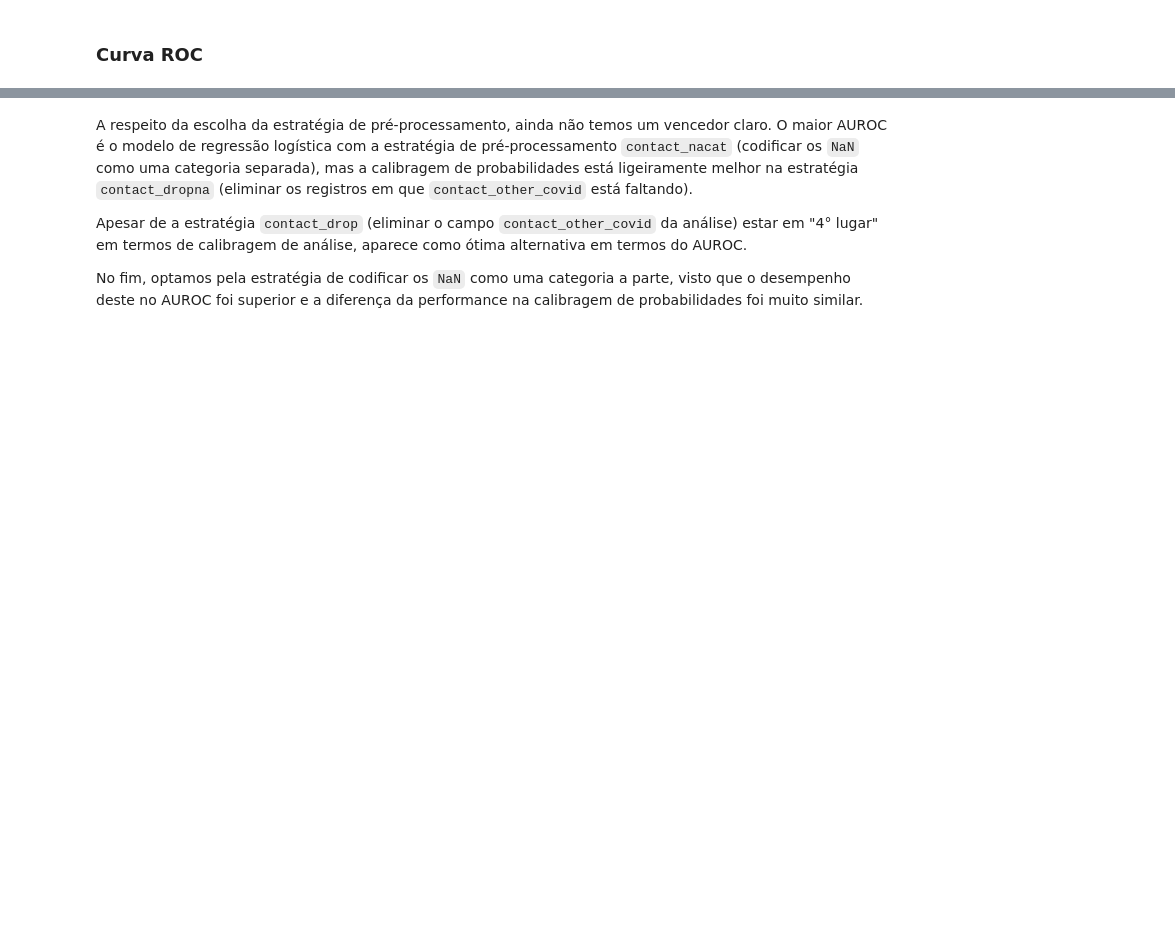
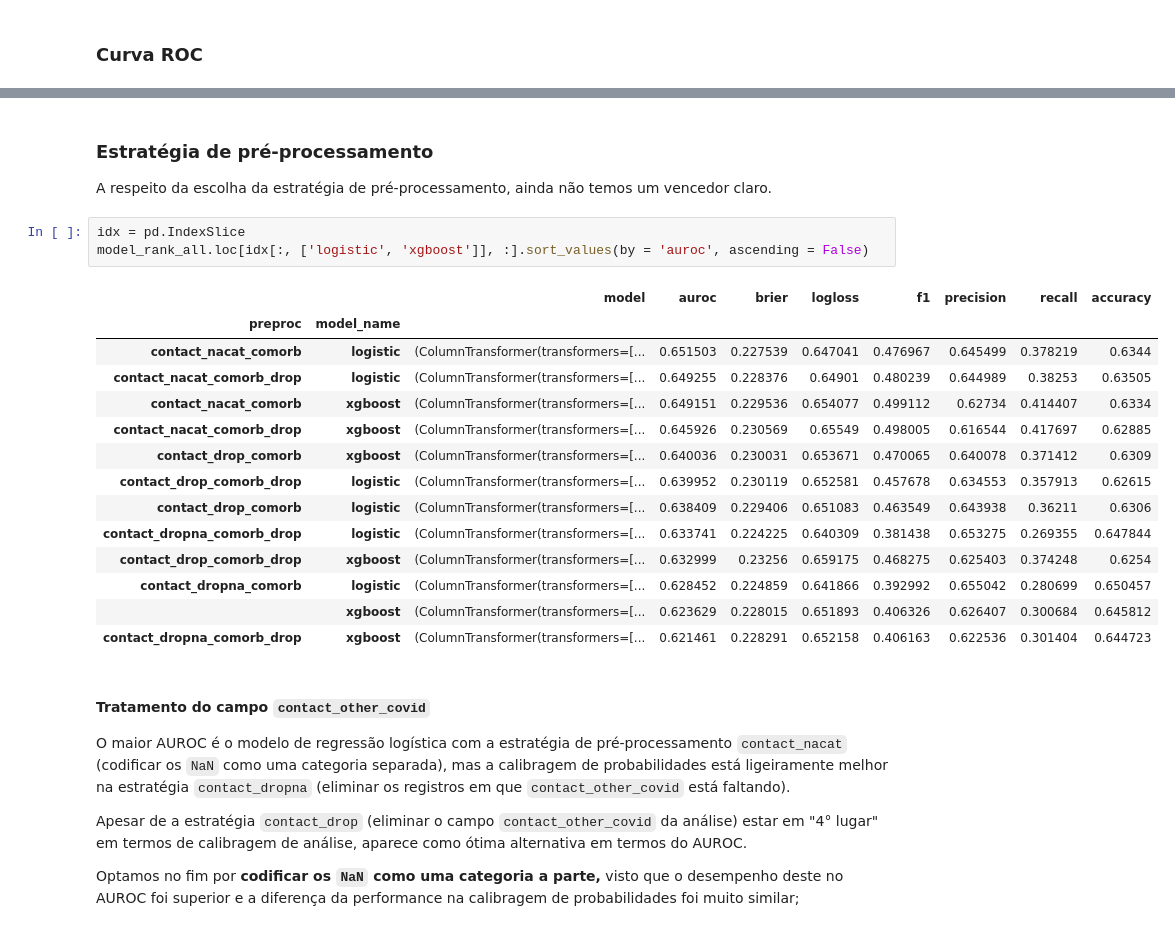
Before and after one commit to flimao/modelos-covid, a Jupyter notebook: notebooks_exploration/3-modelagem.ipynb, the cells around one changed output, grey strips where cells are left out. Drawn from its saved outputs; the diff is of its cells as text; blank space fills up the shorter version.

```diff
--- a/notebooks_exploration/3-modelagem.ipynb
+++ b/notebooks_exploration/3-modelagem.ipynb
@@ -518,6 +524,30 @@ Além disso, a calibragem de probabilidades dos dois modelos está significativa
+# %% [markdown]
+### Estratégia de pré-processamento
+
+A respeito da escolha da estratégia de pré-processamento, ainda não temos um vencedor claro.
+# %%
+idx = pd.IndexSlice
+model_rank_all.loc[idx[:, ['logistic', 'xgboost']], :].sort_values(by = 'auroc', ascending = False)
+# %% [output]
+|  |  | model | auroc | brier | logloss | f1 | precision | recall | accuracy |
+| preproc | model_name |  |  |  |  |  |  |  |  |
+| contact_nacat_comorb | logistic | (ColumnTransformer(transformers=[... | 0.651503 | 0.227539 | 0.647041 | 0.476967 | 0.645499 | 0.378219 | 0.6344 |
+| contact_nacat_comorb_drop | logistic | (ColumnTransformer(transformers=[... | 0.649255 | 0.228376 | 0.64901 | 0.480239 | 0.644989 | 0.38253 | 0.63505 |
+| contact_nacat_comorb | xgboost | (ColumnTransformer(transformers=[... | 0.649151 | 0.229536 | 0.654077 | 0.499112 | 0.62734 | 0.414407 | 0.6334 |
+| contact_nacat_comorb_drop | xgboost | (ColumnTransformer(transformers=[... | 0.645926 | 0.230569 | 0.65549 | 0.498005 | 0.616544 | 0.417697 | 0.62885 |
+| contact_drop_comorb | xgboost | (ColumnTransformer(transformers=[... | 0.640036 | 0.230031 | 0.653671 | 0.470065 | 0.640078 | 0.371412 | 0.6309 |
+| contact_drop_comorb_drop | logistic | (ColumnTransformer(transformers=[... | 0.639952 | 0.230119 | 0.652581 | 0.457678 | 0.634553 | 0.357913 | 0.62615 |
+| contact_drop_comorb | logistic | (ColumnTransformer(transformers=[... | 0.638409 | 0.229406 | 0.651083 | 0.463549 | 0.643938 | 0.36211 | 0.6306 |
+| contact_dropna_comorb_drop | logistic | (ColumnTransformer(transformers=[... | 0.633741 | 0.224225 | 0.640309 | 0.381438 | 0.653275 | 0.269355 | 0.647844 |
+| contact_drop_comorb_drop | xgboost | (ColumnTransformer(transformers=[... | 0.632999 | 0.23256 | 0.659175 | 0.468275 | 0.625403 | 0.374248 | 0.6254 |
+| contact_dropna_comorb | logistic | (ColumnTransformer(transformers=[... | 0.628452 | 0.224859 | 0.641866 | 0.392992 | 0.655042 | 0.280699 | 0.650457 |
+|  | xgboost | (ColumnTransformer(transformers=[... | 0.623629 | 0.228015 | 0.651893 | 0.406326 | 0.626407 | 0.300684 | 0.645812 |
+| contact_dropna_comorb_drop | xgboost | (ColumnTransformer(transformers=[... | 0.621461 | 0.228291 | 0.652158 | 0.406163 | 0.622536 | 0.301404 | 0.644723 |
 # %% [markdown]
-A respeito da escolha da estratégia de pré-processamento, ainda não temos um vencedor claro. O maior AUROC é o modelo de regressão logística com a estratégia de pré-processamento `contact_nacat` (codificar os `NaN` como uma categoria separada), mas a calibragem de probabilidades está ligeiramente melhor na estratégia `contact_dropna` (eliminar os registros em que `contact_other_covid` está faltando).
+#### Tratamento do campo `contact_other_covid`
+
+O maior AUROC é o modelo de regressão logística com a estratégia de pré-processamento `contact_nacat` (codificar os `NaN` como uma categoria separada), mas a calibragem de probabilidades está ligeiramente melhor na estratégia `contact_dropna` (eliminar os registros em que `contact_other_covid` está faltando).
 
 Apesar de a estratégia `contact_drop` (eliminar o campo `contact_other_covid` da análise) estar em "4° lugar" em termos de calibragem de análise, aparece como ótima alternativa em termos do AUROC.
 
-No fim, optamos pela estratégia de codificar os `NaN` como uma categoria a parte, visto que o desempenho deste no AUROC foi superior e a diferença da performance na calibragem de probabilidades foi muito similar.
+Optamos no fim por **codificar os `NaN` como uma categoria a parte,** visto que o desempenho deste no AUROC foi superior e a diferença da performance na calibragem de probabilidades foi muito similar;
```
Also changed, not shown: parts of 16 cells of this notebook, 1 other file.
